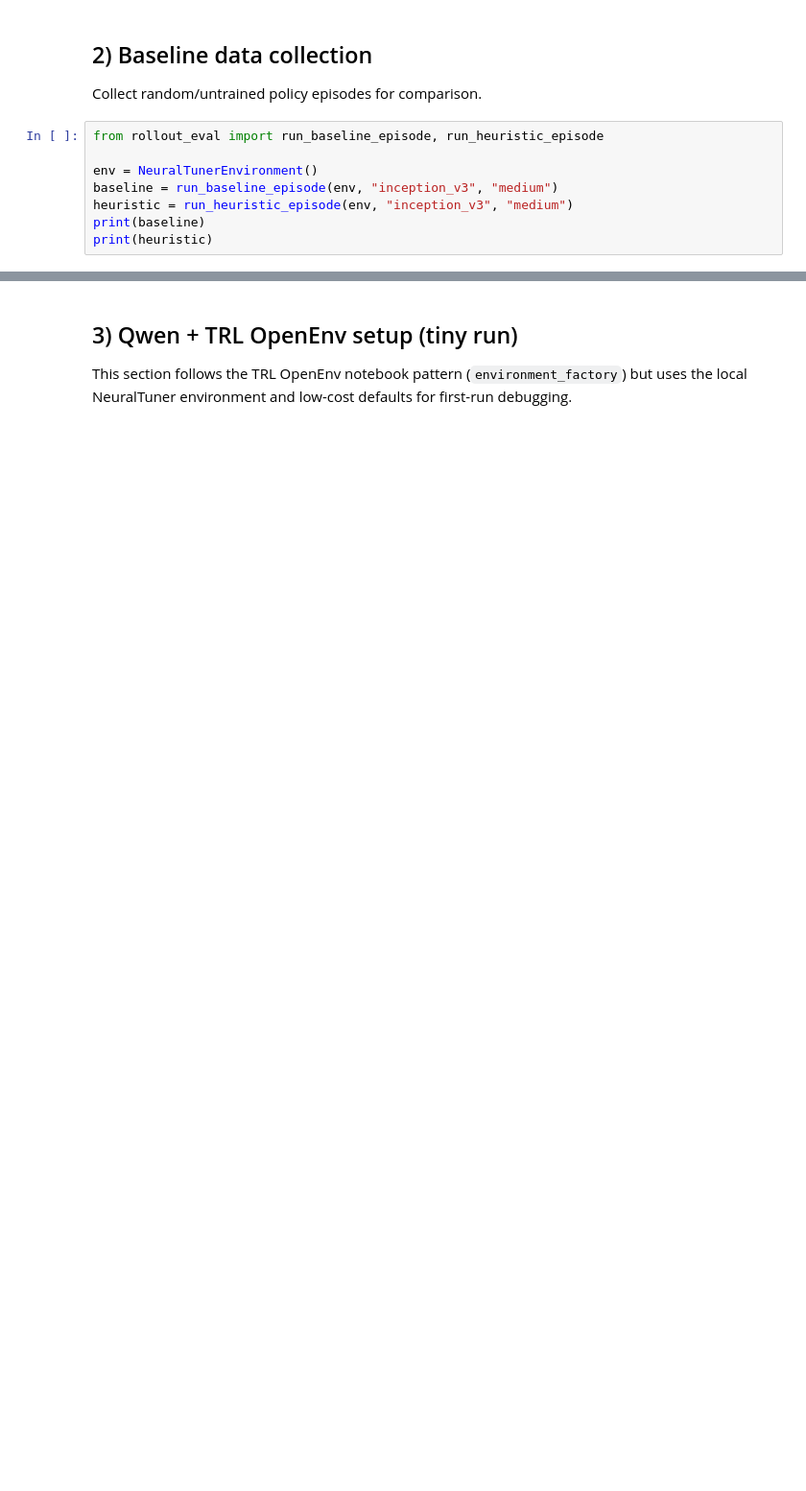
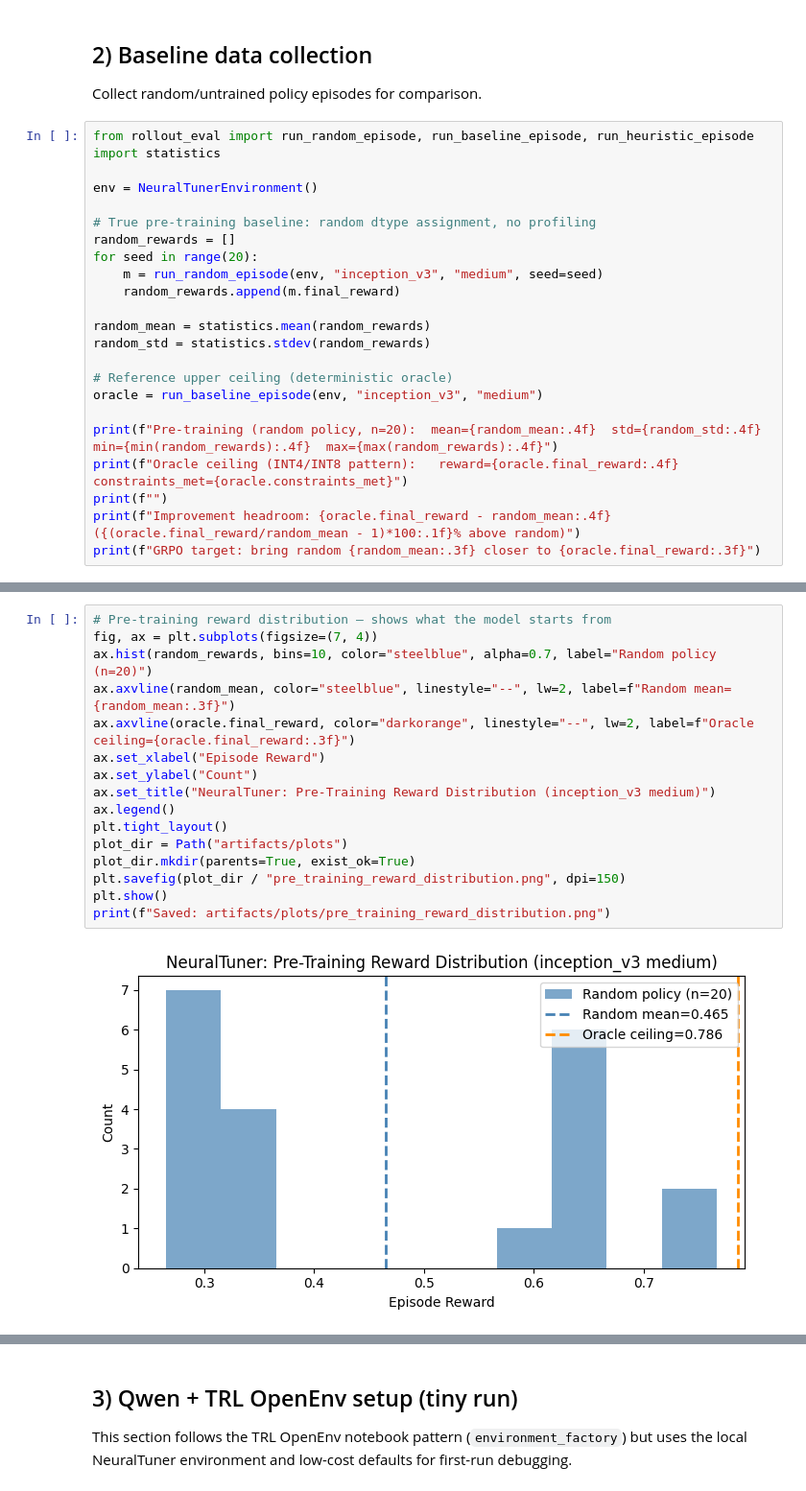
Before and after one commit to Mohammed-Altaf-01/Neural-Tuner, a Jupyter notebook: neural_tuner_trl_mac.ipynb, the cells around one changed output, grey strips where cells are left out. Shown at 96% size. Cells and saved outputs as stored; diff of their text form; blank space fills up the shorter version.

```diff
--- a/neural_tuner_trl_mac.ipynb
+++ b/neural_tuner_trl_mac.ipynb
@@ -54,11 +54,26 @@ episode_id='51ed2c92-23f2-46fa-9fc9-f4b167d2021f' step_count=1 model_id='incepti
 ## 2) Baseline data collection
 Collect random/untrained policy episodes for comparison.
 # %%
-from rollout_eval import run_baseline_episode, run_heuristic_episode
+from rollout_eval import run_random_episode, run_baseline_episode, run_heuristic_episode
+import statistics
 
 env = NeuralTunerEnvironment()
-baseline = run_baseline_episode(env, "inception_v3", "medium")
-heuristic = run_heuristic_episode(env, "inception_v3", "medium")
-print(baseline)
-print(heuristic)
+
+# True pre-training baseline: random dtype assignment, no profiling
+random_rewards = []
+for seed in range(20):
+    m = run_random_episode(env, "inception_v3", "medium", seed=seed)
+    random_rewards.append(m.final_reward)
+
+random_mean = statistics.mean(random_rewards)
+random_std = statistics.stdev(random_rewards)
+
+# Reference upper ceiling (deterministic oracle)
+oracle = run_baseline_episode(env, "inception_v3", "medium")
+
+print(f"Pre-training (random policy, n=20):  mean={random_mean:.4f}  std={random_std:.4f}  min={min(random_rewards):.4f}  max={max(random_rewards):.4f}")
+print(f"Oracle ceiling (INT4/INT8 pattern):   reward={oracle.final_reward:.4f}  constraints_met={oracle.constraints_met}")
+print(f"")
+print(f"Improvement headroom: {oracle.final_reward - random_mean:.4f} ({(oracle.final_reward/random_mean - 1)*100:.1f}% above random)")
+print(f"GRPO target: bring random {random_mean:.3f} closer to {oracle.final_reward:.3f}")
 # %% [output]
@@ -66,0 +85,18 @@ EpisodeMetrics(policy='heuristic', episode_index=0, model_id='inception_v3', dif
+# %%
+# Pre-training reward distribution — shows what the model starts from
+fig, ax = plt.subplots(figsize=(7, 4))
+ax.hist(random_rewards, bins=10, color="steelblue", alpha=0.7, label="Random policy (n=20)")
+ax.axvline(random_mean, color="steelblue", linestyle="--", lw=2, label=f"Random mean={random_mean:.3f}")
+ax.axvline(oracle.final_reward, color="darkorange", linestyle="--", lw=2, label=f"Oracle ceiling={oracle.final_reward:.3f}")
+ax.set_xlabel("Episode Reward")
+ax.set_ylabel("Count")
+ax.set_title("NeuralTuner: Pre-Training Reward Distribution (inception_v3 medium)")
+ax.legend()
+plt.tight_layout()
+plot_dir = Path("artifacts/plots")
+plot_dir.mkdir(parents=True, exist_ok=True)
+plt.savefig(plot_dir / "pre_training_reward_distribution.png", dpi=150)
+plt.show()
+print(f"Saved: artifacts/plots/pre_training_reward_distribution.png")
+# %% [output]
+[figure, added]
```
Also changed, not shown: parts of 6 cells of this notebook, 13 other files.
